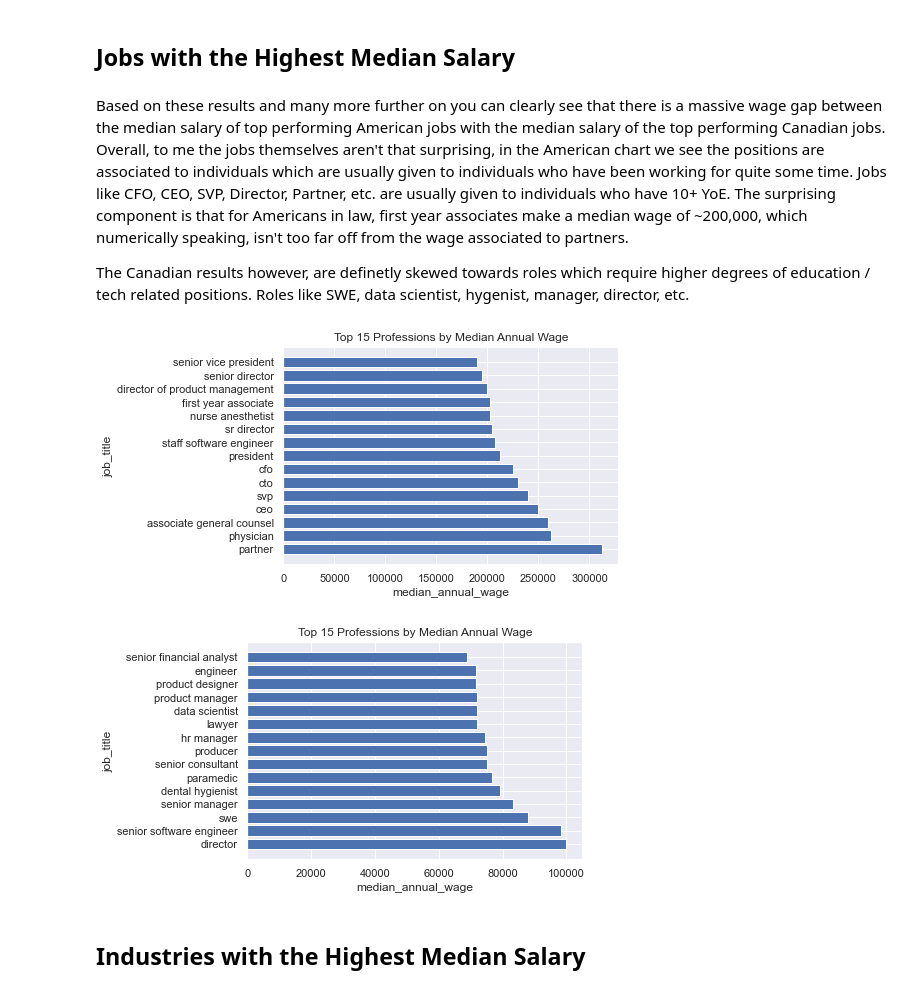
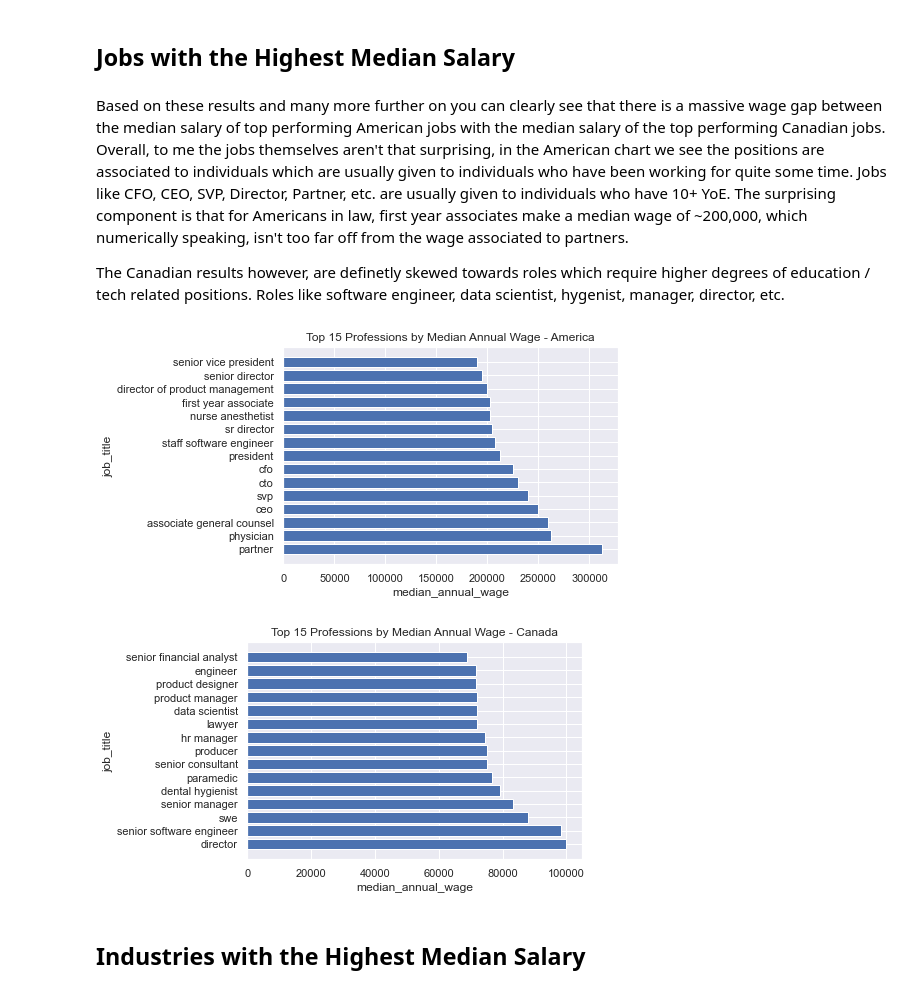
Before and after one commit to vatsal220/medium_articles, a Jupyter notebook: salary_analytics/salary.ipynb, the cells around one changed output. Drawn from its saved outputs; the diff is of its cells as text; code cells hidden in the pictures.

```diff
--- a/salary_analytics/salary.ipynb
+++ b/salary_analytics/salary.ipynb
@@ -132,11 +132,17 @@ def clean_org(org):
     This will clean the organization section. It will return np.nan if the user has not provided
     their organization, otherwise it will return the lowered organization passed
     '''
+    org_dct = {
+        'self employed' : ['self-employed', 'self'],
+        'meta' : ['meta', 'facebook', 'face book', 'fb'],
+        np.nan : ['na', 'n/a', 'none', 'prefer not to say', 'N/a', '-', 'nan', 'anon', 'anonymous', 'Prefer not to say']
+    }
 
-    na_list = ['prefer not to say', 'N/a', '-', 'nan', 'anon', 'anonymous', 'Prefer not to say']
-    if str(org).lower().lstrip().rstrip() in na_list:
-        return np.nan
-    return str(org).rstrip().lstrip().lower()
+    org = str(org).lower().lstrip().rstrip()
+    for k,v in org_dct.items():
+        if org in v:
+            return k
+    return org
 
 d['org'] = d['org'].apply(clean_org)
 # %%
@@ -400,31 +406,30 @@ def visualize_group(d, remove_vals, group_col, agg_col, title, th, n):
 # %% [markdown]
 Based on these results and many more further on you can clearly see that there is a massive wage gap between the median salary of top performing American jobs with the median salary of the top performing Canadian jobs. Overall, to me the jobs themselves aren't that surprising, in the American chart we see the positions are associated to individuals which are usually given to individuals who have been working for quite some time. Jobs like CFO, CEO, SVP, Director, Partner, etc. are usually given to individuals who have 10+ YoE. The surprising component is that for Americans in law, first year associates make a median wage of ~200,000, which numerically speaking, isn't too far off from the wage associated to partners.
 
-The Canadian results however, are definetly skewed towards roles which require higher degrees of education / tech related positions. Roles like SWE, data scientist, hygenist, manager, director, etc.
+The Canadian results however, are definetly skewed towards roles which require higher degrees of education / tech related positions. Roles like software engineer, data scientist, hygenist, manager, director, etc.
 # %%
 visualize_group(
     d = us_df,
     remove_vals = None,
     group_col = 'job_title',
     agg_col = 'annual_wage',
-    title = 'Top 15 Professions by Median Annual Wage',
+    title = 'Top 15 Professions by Median Annual Wage - America',
     th = 5,
     n = 15
 )
+
+visualize_group(
+    d = ca_df,
+    remove_vals = None,
+    group_col = 'job_title',
+    agg_col = 'annual_wage',
+    title = 'Top 15 Professions by Median Annual Wage - Canada',
+    th = 5,
+    n = 15
+)
 # %% [output]
-[figure, old version]
+[figure, new version]
+[figure, added]
-# %%
-visualize_group(
-    d = ca_df,
-    remove_vals = None,
-    group_col = 'job_title',
-    agg_col = 'annual_wage',
-    title = 'Top 15 Professions by Median Annual Wage',
-    th = 5,
-    n = 15
-)
-# %% [output]
-[figure, removed]
 # %% [markdown]
 ## Industries with the Highest Median Salary
 # %%
```
Also changed, not shown: parts of 15 cells of this notebook.
